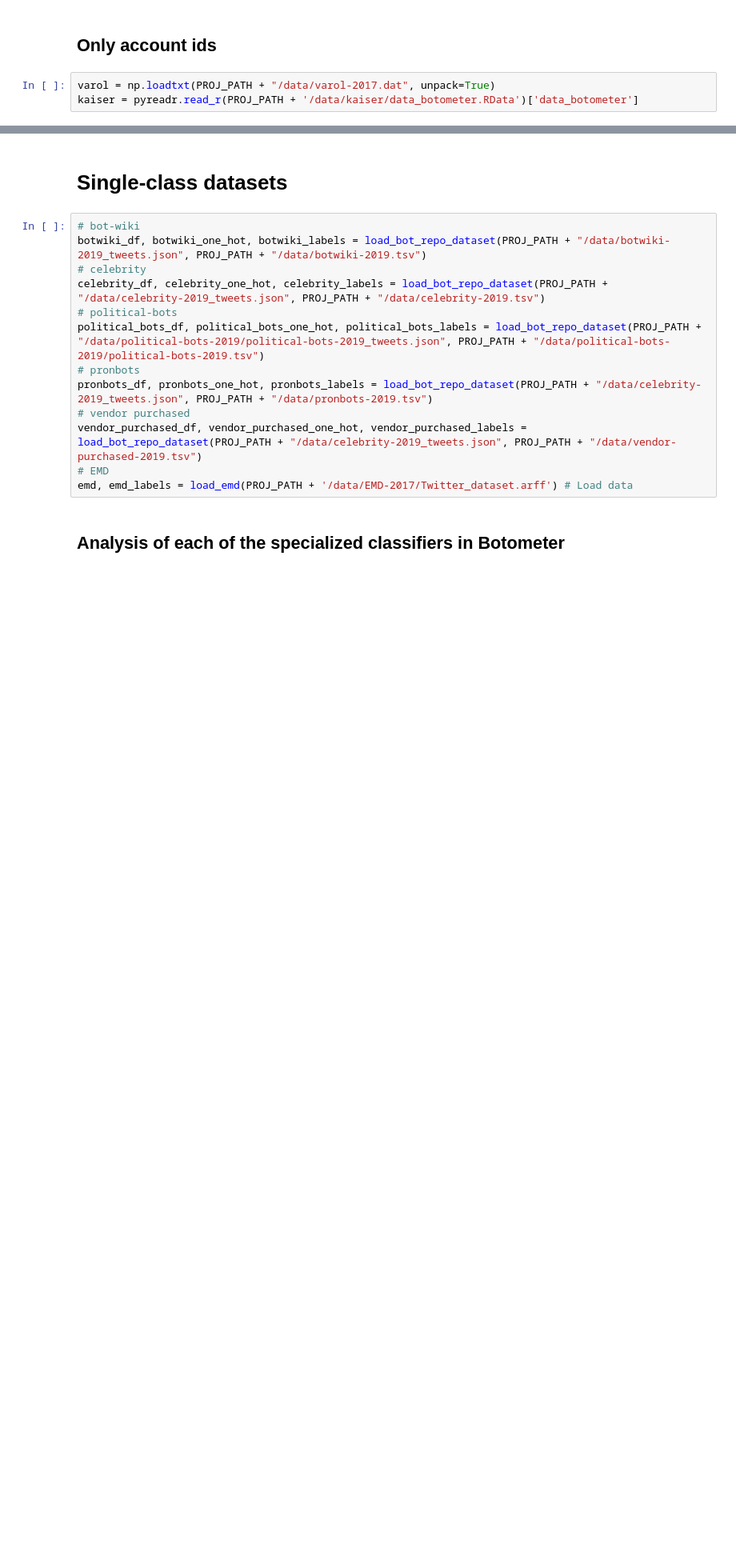
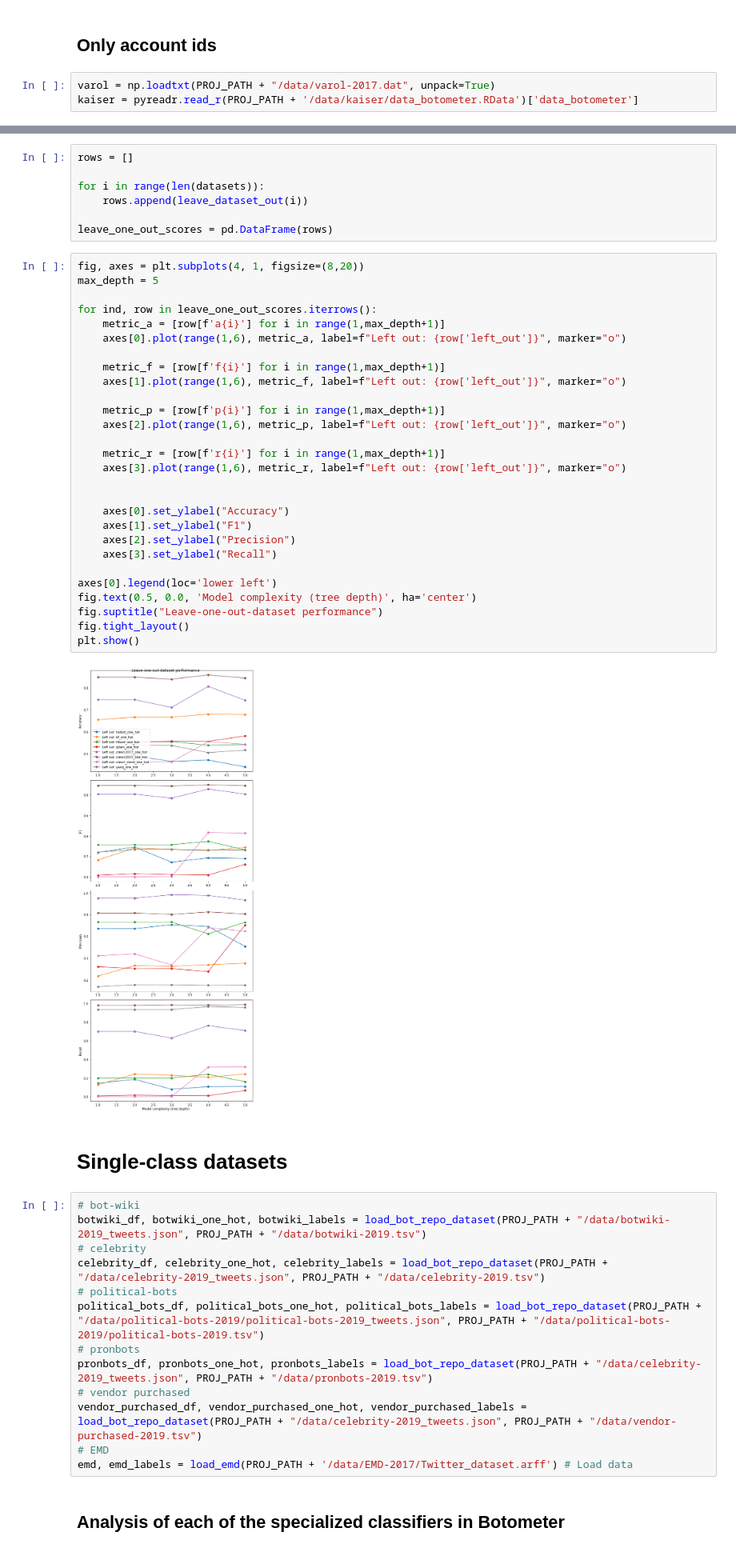
Before and after one commit to johnchrishays/bot-detection, a Jupyter notebook: Simple Decision Rules Give High Accuracy for Detecting Social Bots on Benchmark Datasets.ipynb, the cells around one changed output, grey strips where cells are left out. Shown at 80% size. Cells and saved outputs as stored; diff of their text form; blank space fills up the shorter version.

```diff
--- a/Simple Decision Rules Give High Accuracy for Detecting Social Bots on Benchmark Datasets.ipynb
+++ b/Simple Decision Rules Give High Accuracy for Detecting Social Bots on Benchmark Datasets.ipynb
@@ -232,3 +363,40 @@ kaiser = pyreadr.read_r(PROJ_PATH + '/data/kaiser/data_botometer.RData')['data_b
+# %%
+rows = []
+
+for i in range(len(datasets)):
+    rows.append(leave_dataset_out(i))
+
+leave_one_out_scores = pd.DataFrame(rows)
+# %%
+fig, axes = plt.subplots(4, 1, figsize=(8,20))
+max_depth = 5
+
+for ind, row in leave_one_out_scores.iterrows():
+    metric_a = [row[f'a{i}'] for i in range(1,max_depth+1)]
+    axes[0].plot(range(1,6), metric_a, label=f"Left out: {row['left_out']}", marker="o")
+
+    metric_f = [row[f'f{i}'] for i in range(1,max_depth+1)]
+    axes[1].plot(range(1,6), metric_f, label=f"Left out: {row['left_out']}", marker="o")
+
+    metric_p = [row[f'p{i}'] for i in range(1,max_depth+1)]
+    axes[2].plot(range(1,6), metric_p, label=f"Left out: {row['left_out']}", marker="o")
+
+    metric_r = [row[f'r{i}'] for i in range(1,max_depth+1)]
+    axes[3].plot(range(1,6), metric_r, label=f"Left out: {row['left_out']}", marker="o")
+
+
+    axes[0].set_ylabel("Accuracy")
+    axes[1].set_ylabel("F1")
+    axes[2].set_ylabel("Precision")
+    axes[3].set_ylabel("Recall")
+
+axes[0].legend(loc='lower left')
+fig.text(0.5, 0.0, 'Model complexity (tree depth)', ha='center')
+fig.suptitle("Leave-one-out-dataset performance")
+fig.tight_layout()
+plt.show()
+# %% [output]
+[figure, added]
 # %% [markdown]
 # Single-class datasets
 # %%
```
Also changed, not shown: parts of 49 cells of this notebook.
